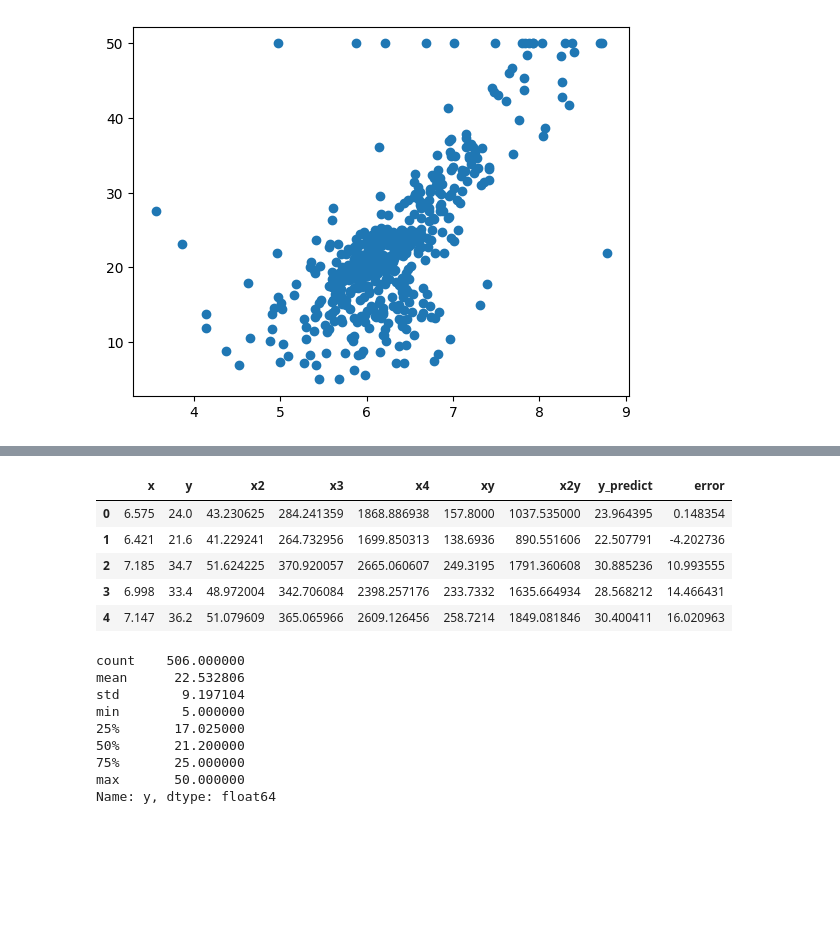
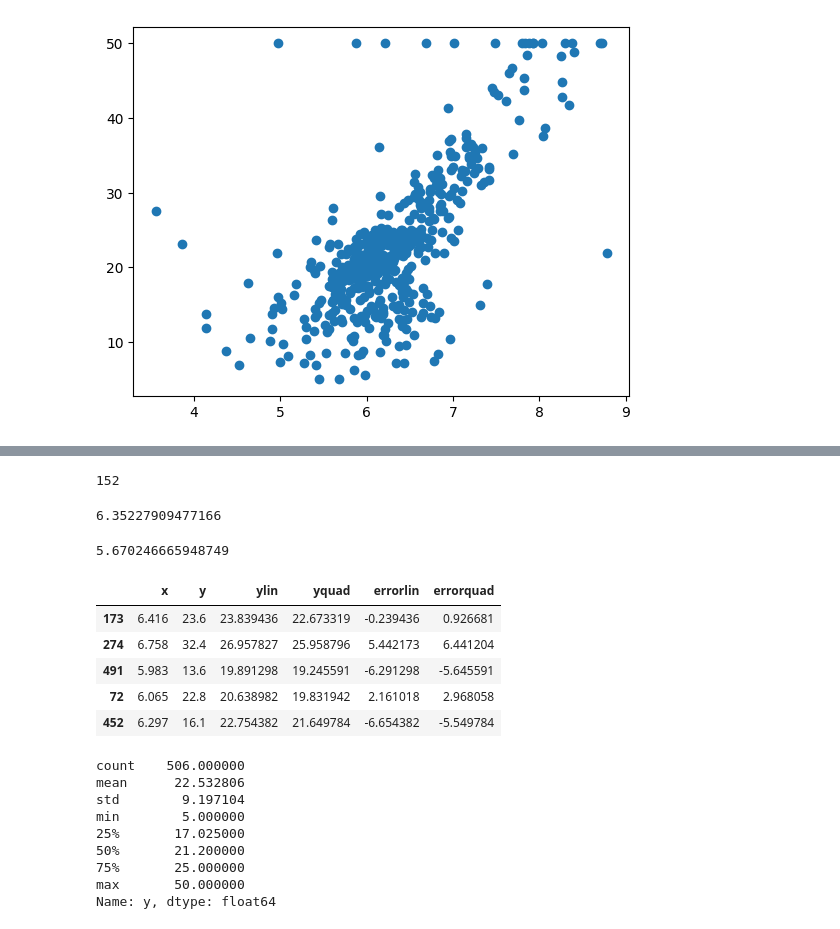
Before and after one commit to abiral-adhikari/mcsc-project, a Jupyter notebook: quatratic.ipynb, the cells around one changed output, grey strips where cells are left out. Saved outputs shown, nothing was run; the diff lists cells and outputs as text; code cells hidden in the pictures; blank space fills up the shorter version.

```diff
--- a/quatratic.ipynb
+++ b/quatratic.ipynb
@@ -21,0 +36,6 @@ data2=data2.rename(columns={'RM':'x', 'MEDV':'y'})
+# %%
+data2=pd.DataFrame({'x':x_train.squeeze(),'y':y_train.squeeze()})
+data2
+
+data3=pd.DataFrame({'x':x_test.squeeze(),'y':y_test.squeeze()})
+data3
@@ -63,0 +97,5 @@ array([  2.47012384, -22.64326237,  66.05884748])
+# %%
+A2=np.array([[sumx,n],[sumx2,sumx]])
+B2=np.array([sumy,sumxy])
+coff2=np.linalg.solve(A2,B2)
+coff2
@@ -70,5 +111,10 @@ plt.scatter(data['RM'],data['MEDV'])
 def soln(x):
     y=coff[0]*(x**2)+coff[1]*x+coff[2]
     return y
+# %%
+#Predicted Linear Function
+def soln2(x):
+    y=coff2[0]*x+coff2[1]
+    return y
 # %%
 
@@ -108,0 +147,6 @@ mean2=data2['y'].mean()
+# %%
+data3['ylin']=data3['x'].apply(soln2)
+data3['yquad']=data3['x'].apply(soln)
+data3['errorlin']=data3['y']-data3['ylin']
+data3['errorquad']=data3['y']-data3['yquad']
+data3.head()
@@ -109,10 +160,24 @@ mean2=data2['y'].mean()
+# %%
+data3['x'].count()
+# %% [output]
+152
+# %%
+rsmelin=np.sqrt(((data3['errorlin']**2).sum())/data3['x'].count())
+rsmelin
+# %% [output]
+6.35227909477166
+# %%
+rsmequad=np.sqrt(((data3['errorquad']**2).sum())/data3['x'].count())
+rsmequad
+# %% [output]
+5.670246665948749
 # %%
-data2.head()
+data3.head()
 # %% [output]
-|  | x | y | x2 | x3 | x4 | xy | x2y | y_predict | error |
-| 0 | 6.575 | 24.0 | 43.230625 | 284.241359 | 1868.886938 | 157.8000 | 1037.535000 | 23.964395 | 0.148354 |
-| 1 | 6.421 | 21.6 | 41.229241 | 264.732956 | 1699.850313 | 138.6936 | 890.551606 | 22.507791 | -4.202736 |
-| 2 | 7.185 | 34.7 | 51.624225 | 370.920057 | 2665.060607 | 249.3195 | 1791.360608 | 30.885236 | 10.993555 |
-| 3 | 6.998 | 33.4 | 48.972004 | 342.706084 | 2398.257176 | 233.7332 | 1635.664934 | 28.568212 | 14.466431 |
-| 4 | 7.147 | 36.2 | 51.079609 | 365.065966 | 2609.126456 | 258.7214 | 1849.081846 | 30.400411 | 16.020963 |
+|  | x | y | ylin | yquad | errorlin | errorquad |
+| 173 | 6.416 | 23.6 | 23.839436 | 22.673319 | -0.239436 | 0.926681 |
+| 274 | 6.758 | 32.4 | 26.957827 | 25.958796 | 5.442173 | 6.441204 |
+| 491 | 5.983 | 13.6 | 19.891298 | 19.245591 | -6.291298 | -5.645591 |
+| 72 | 6.065 | 22.8 | 20.638982 | 19.831942 | 2.161018 | 2.968058 |
+| 452 | 6.297 | 16.1 | 22.754382 | 21.649784 | -6.654382 | -5.549784 |
 # %%
```
Also changed, not shown: parts of 17 cells of this notebook.
